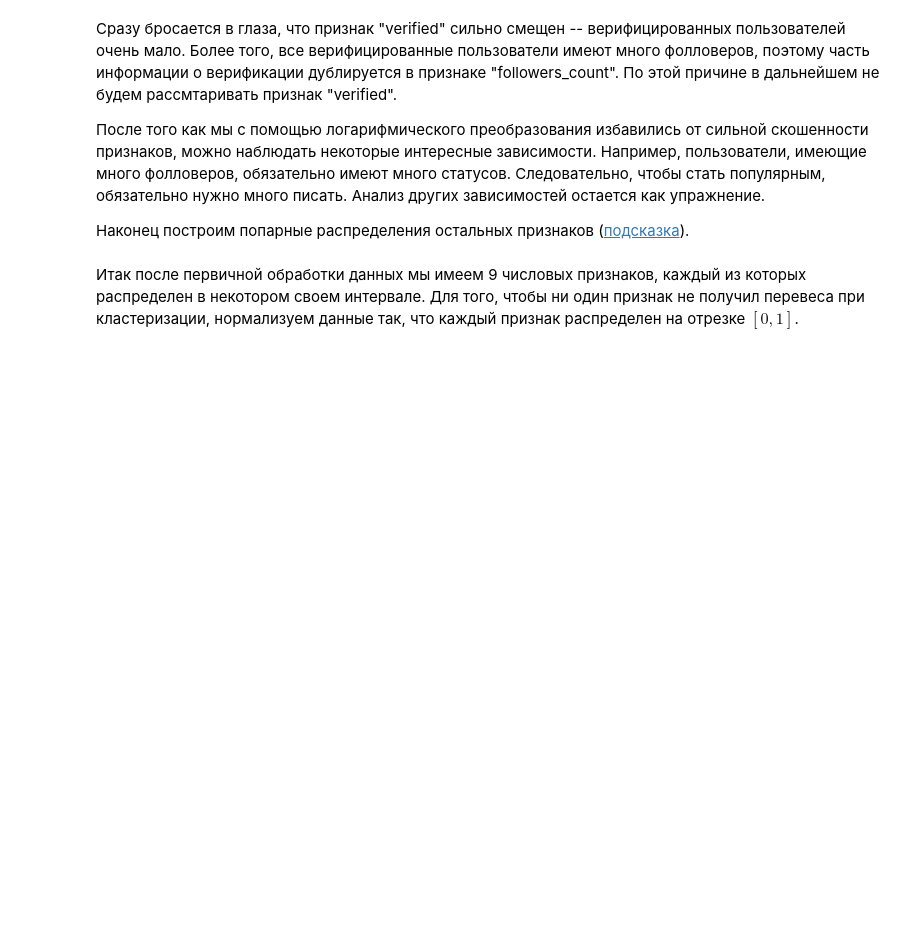
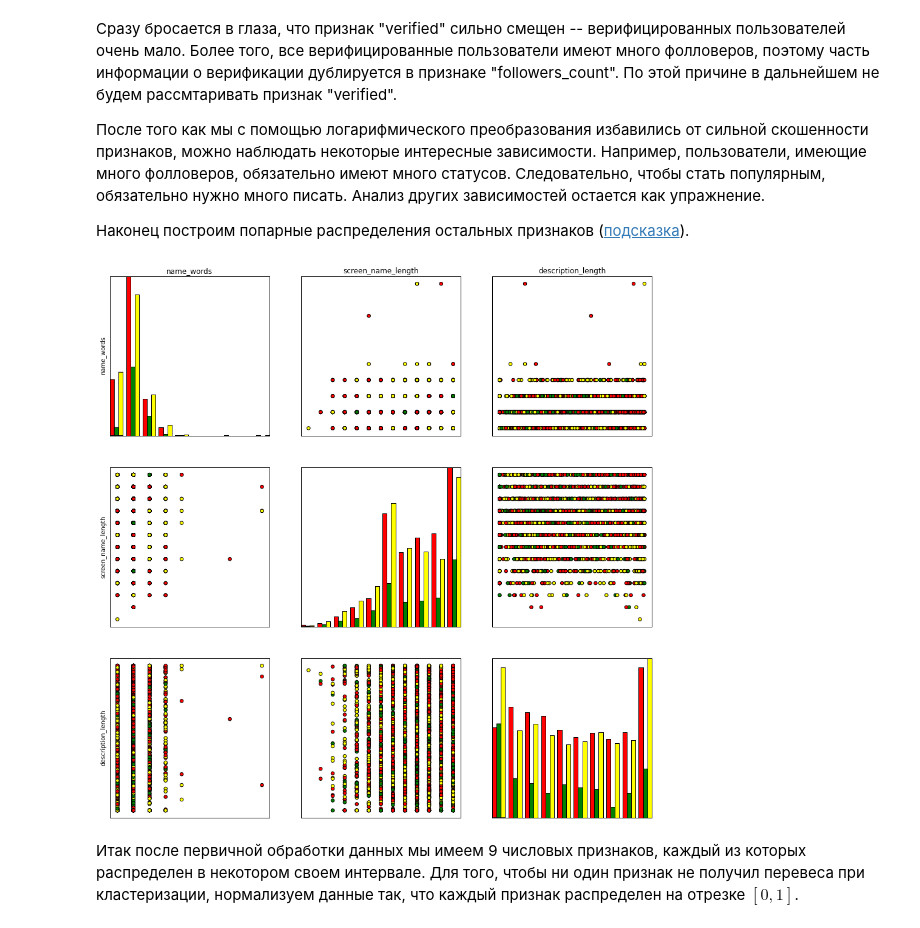
Before and after one commit to KopBob/technosphere, a Jupyter notebook: hw2/homework-2-st.ipynb, the cells around one changed output. Drawn from its saved outputs; the diff is of its cells as text; code cells hidden in the pictures; blank space fills up the shorter version.

```diff
--- a/hw2/homework-2-st.ipynb
+++ b/hw2/homework-2-st.ipynb
@@ -216,3 +202,11 @@ def log_transform_features(data, features, transformed_features):
+# %%
+import math
+
+def log_transform_features(data, features, transformed_features):
+    log_f = np.vectorize(lambda x: math.log(2 + x))
+    inds = [features.index(i) for i in transformed_features]
+    data[:, inds] = log_f(data[:, inds])
+    return data
 # %%
 transformed_features = ["followers_count", "friends_count", "statuses_count", "favourites_count", "listed_count"]
 x = log_transform_features(x, features, transformed_features)
@@ -228,8 +224,10 @@ plot_dataset(x[:, social_feature_ind], y, social_features)
 # %%
 other_features_new = ["name_words", "screen_name_length", "description_length"]
 other_features = [f for f in other_features_new if f in features]
-other_feature_ind = [i for i, f in enumerate(features) if f in other_features]
+other_feature_ind = [features.index(i) for i in other_features]
 plot_dataset(x[:, other_feature_ind], y, other_features)
+# %% [output]
+[figure, added]
 # %% [markdown]
 Итак после первичной обработки данных мы имеем 9 числовых признаков, каждый из которых распределен в некотором своем интервале. Для того, чтобы ни один признак не получил перевеса при кластеризации, нормализуем данные так, что каждый признак распределен на отрезке $[0, 1]$.
 # %%
```
Also changed, not shown: parts of 15 cells of this notebook, 2 other files.
